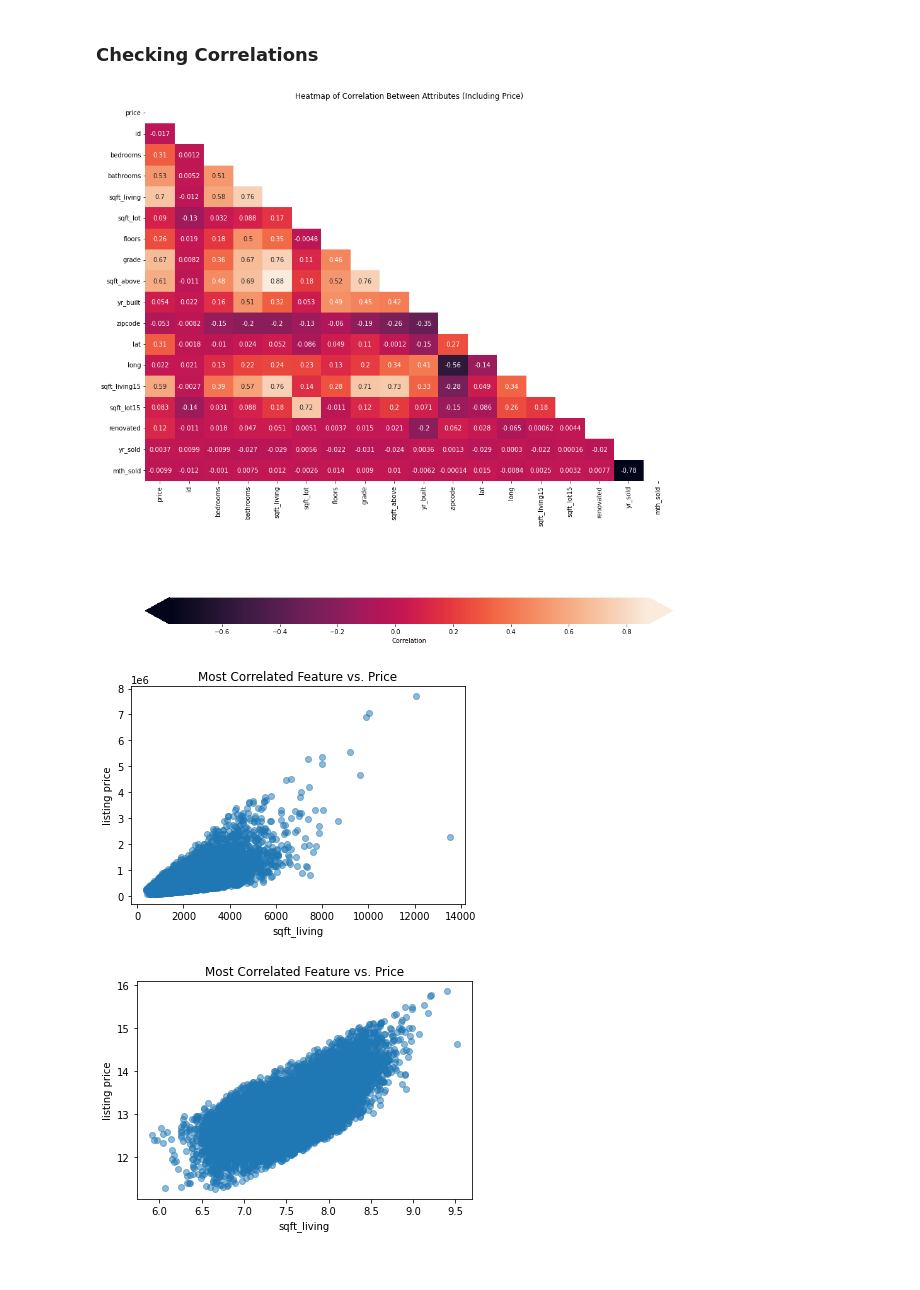
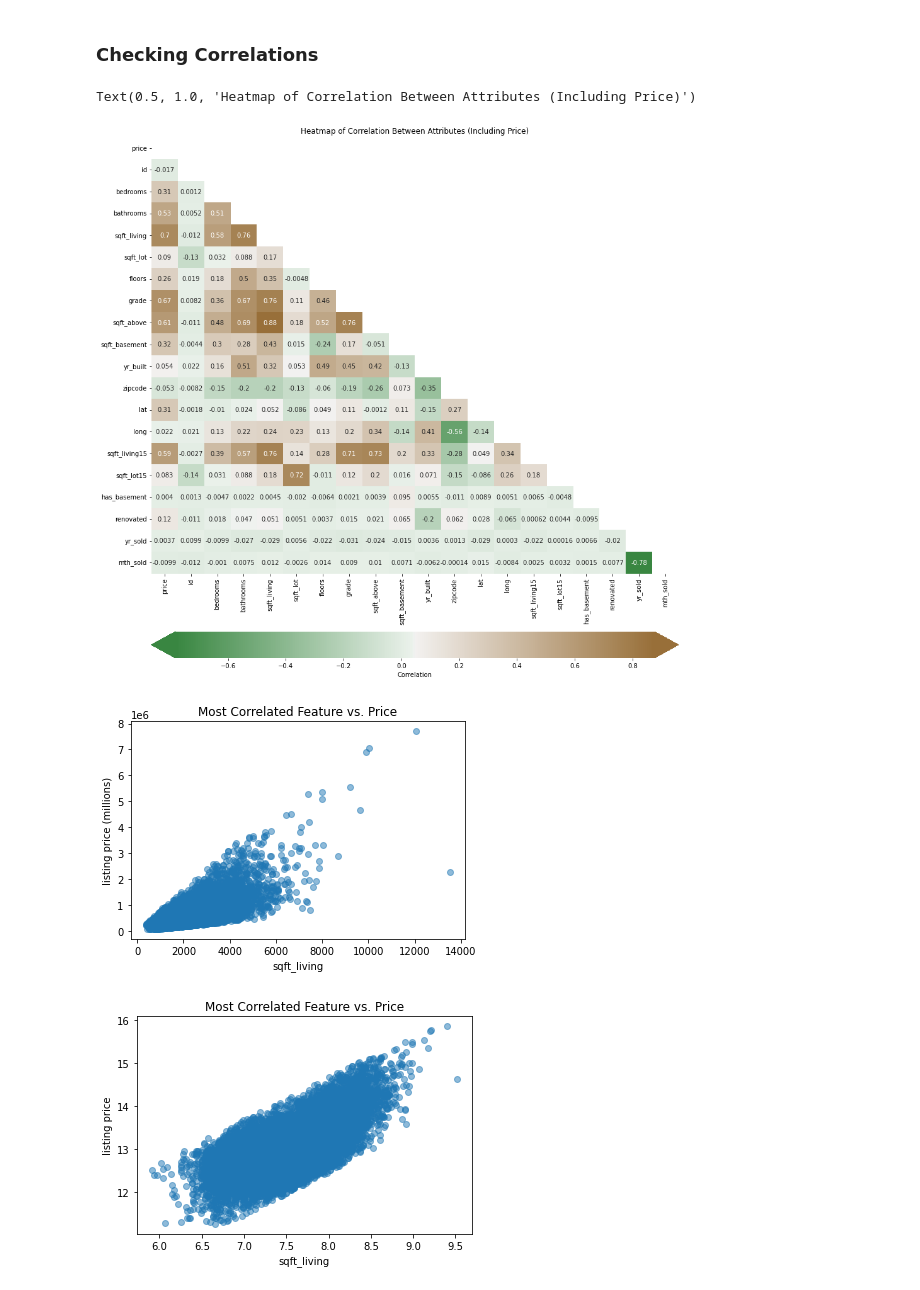
Before and after one commit to ntdoris/dsc-phase-2-project-v2-3, a Jupyter notebook: student.ipynb, the cells around one changed output. Saved outputs shown, nothing was run; the diff lists cells and outputs as text; code cells hidden in the pictures.

```diff
--- a/student.ipynb
+++ b/student.ipynb
@@ -163,3 +169,10 @@ X['yr_renovated'].value_counts()
 1976.0        1
 1948.0        1
 Name: yr_renovated, Length: 70, dtype: int64
+# %%
+X['sqft_basement'].value_counts()
+X['sqft_basement'][X['sqft_basement']=='?'] = 1.0
+X['sqft_basement'][X['sqft_basement']==0.0] = 1.0 # setting to 1 so that we can take the log
+X['sqft_basement'] = X['sqft_basement'].astype(float)
+X['has_basement'] = [0 if basement==1.0 else 1 for basement in X['sqft_basement']]
+X['has_basement'].value_counts()
@@ -168,7 +193,7 @@ While there aren't many missing values, a significant number of houses have no v
 # %%
 X['yr_renovated'][X['yr_renovated'] == 0] = 'NA'
 X['yr_renovated'][X['yr_renovated'].isna()] = 'NA'
-X['renovated'] = [False if house=='NA' else True for house in X['yr_renovated']]
+X['renovated'] = [0 if house=='NA' else 1 for house in X['yr_renovated']]
 
 sum(X['renovated'])
 # %% [output]
@@ -260,16 +285,18 @@ memory usage: 3.6+ MB
 # %%
 heatmap_data = pd.concat([y, X], axis=1)
 corr = heatmap_data.corr()
 
 fig, ax = plt.subplots(figsize=(15, 17))
+mask = np.triu(np.ones_like(corr, dtype=bool))
+cmap = sns.diverging_palette(130, 50, as_cmap=True)
+cbar_kws = {"label": "Correlation", "orientation": "horizontal", "pad": .1, "extend": "both"}
 
-sns.heatmap(data=corr, mask=np.triu(np.ones_like(corr, dtype=bool)), ax=ax,
-    annot=True, cbar_kws={"label": "Correlation", "orientation": "horizontal",
-                          "pad": .2, "extend": "both"})
+sns.heatmap(data=corr, mask=mask, ax=ax, annot=True, cbar_kws=cbar_kws, cmap=cmap)
 
-ax.set_title("Heatmap of Correlation Between Attributes (Including Price)");
+ax.set_title("Heatmap of Correlation Between Attributes (Including Price)")
 # %% [output]
+Text(0.5, 1.0, 'Heatmap of Correlation Between Attributes (Including Price)')
-[figure, old version]
+[figure, new version]
 # %%
 most_correlated_feature = 'sqft_living'
 
@@ -277,12 +304,13 @@ fig, ax = plt.subplots()
 
 ax.scatter(X[most_correlated_feature], y, alpha=0.5)
 ax.set_xlabel(most_correlated_feature)
-ax.set_ylabel("listing price")
+ax.set_ylabel("listing price (millions)")
 ax.set_title("Most Correlated Feature vs. Price");
+#ax.ticklabel_format(style='plain')
 
 # I suspect a log transformation will improve the linearity
 # %% [output]
-[figure, old version]
+[figure, new version]
 # %%
 fig, ax = plt.subplots()
 
```
Also changed, not shown: parts of 67 cells of this notebook.
